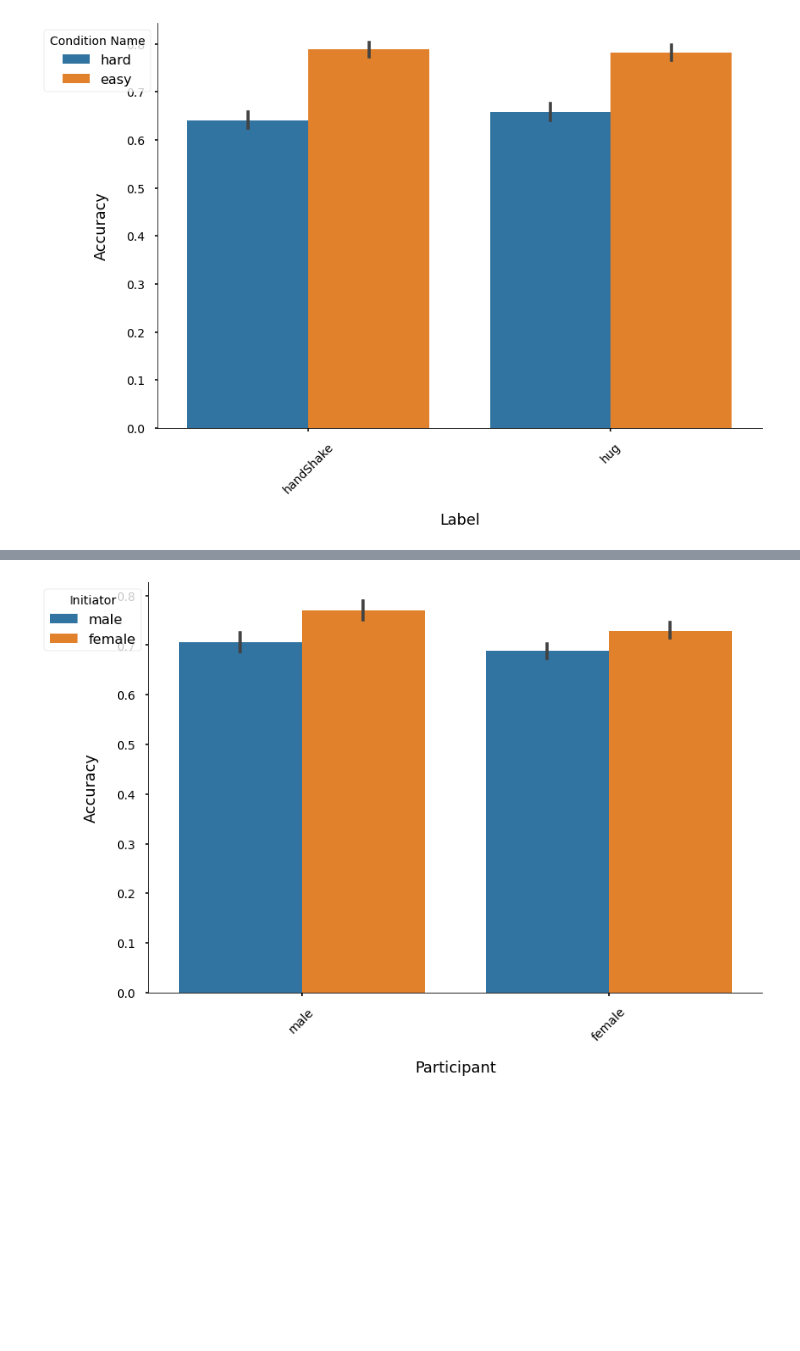
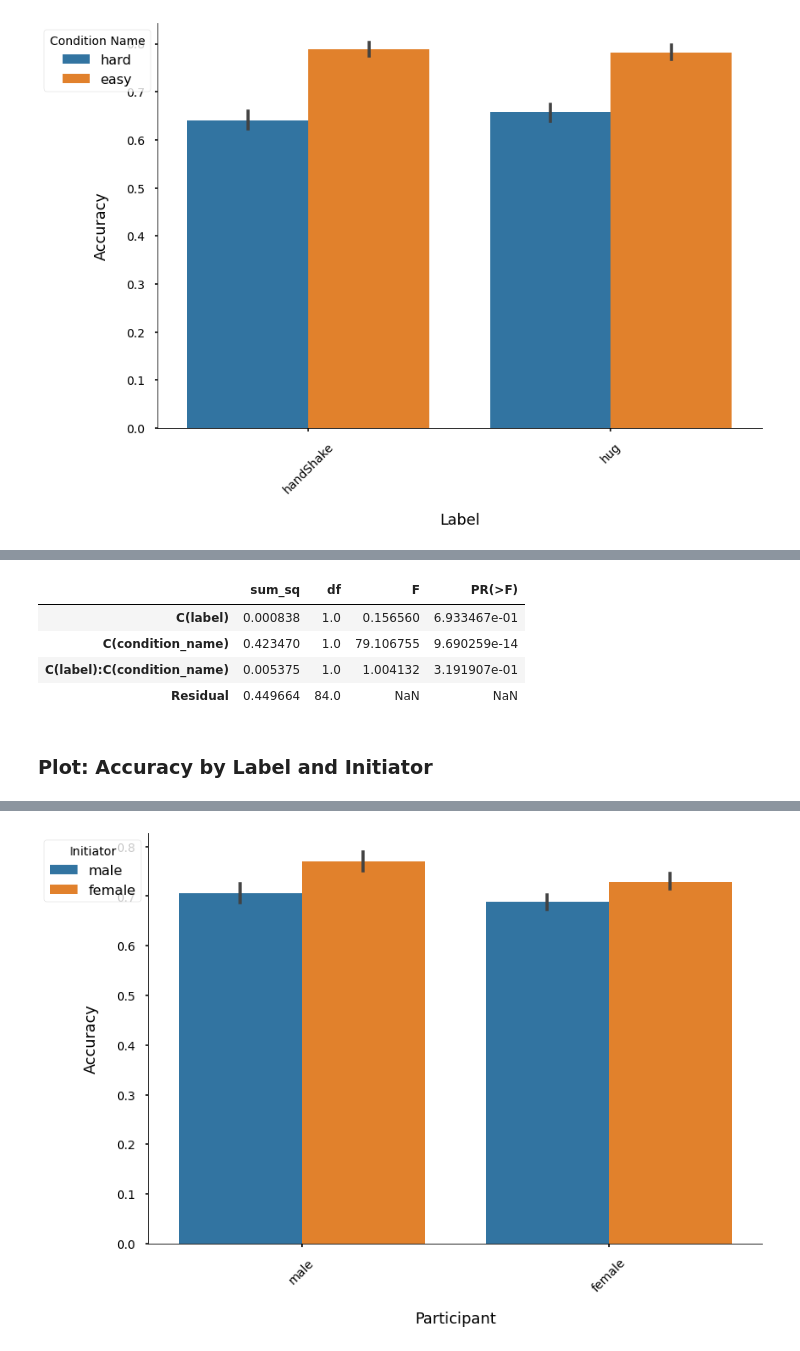
Before and after one commit to maedbhk/action_prediction, a Jupyter notebook: notebooks/1.0-mk-social_prediction-sl-exploratory.ipynb, the cells around one changed output, grey strips where cells are left out. Drawn from its saved outputs; the diff is of its cells as text; code cells hidden in the pictures; blank space fills up the shorter version.

```diff
--- a/notebooks/1.0-mk-social_prediction-sl-exploratory.ipynb
+++ b/notebooks/1.0-mk-social_prediction-sl-exploratory.ipynb
@@ -420,0 +376,15 @@ vis.plot_acc(dataframe=df_behav, x='label', hue= "condition_name", x_title = "La
+# %%
+import statsmodels.api as sm
+from statsmodels.formula.api import ols
+df_lab_cond = df_merged.groupby(['subj', 'label', 'condition_name'])['corr_resp'].mean().reset_index()
+lab_cond_model = ols('corr_resp ~ C(label) + C(condition_name) + C(label):C(condition_name)', data=df_lab_cond).fit()
+anova_lab_cond = sm.stats.anova_lm(lab_cond_model, typ=2)
+anova_lab_cond
+# %% [output]
+|  | sum_sq | df | F | PR(>F) |
+| C(label) | 0.000838 | 1.0 | 0.156560 | 6.933467e-01 |
+| C(condition_name) | 0.423470 | 1.0 | 79.106755 | 9.690259e-14 |
+| C(label):C(condition_name) | 0.005375 | 1.0 | 1.004132 | 3.191907e-01 |
+| Residual | 0.449664 | 84.0 | NaN | NaN |
+# %% [markdown]
+### Plot: Accuracy by Label and Initiator
```
Also changed, not shown: parts of 34 cells of this notebook, 4 other files.
